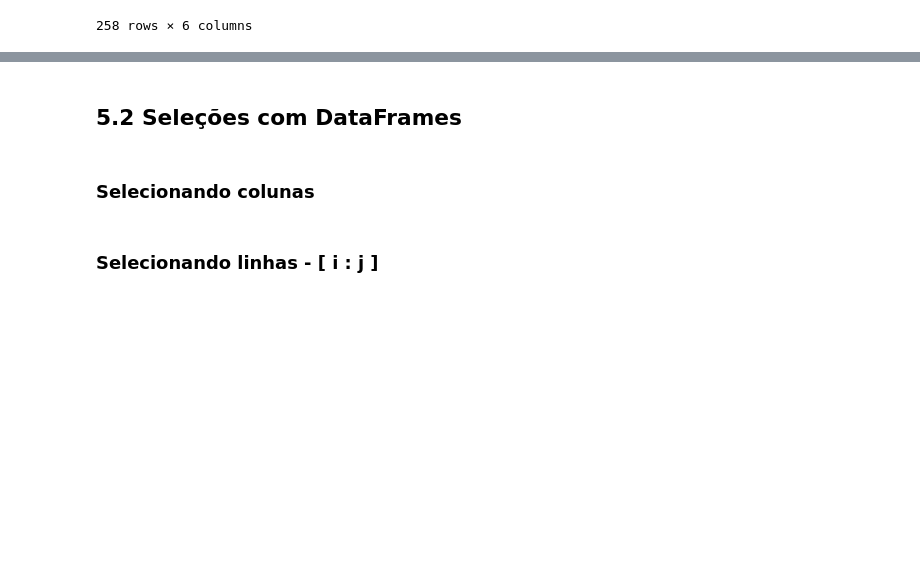
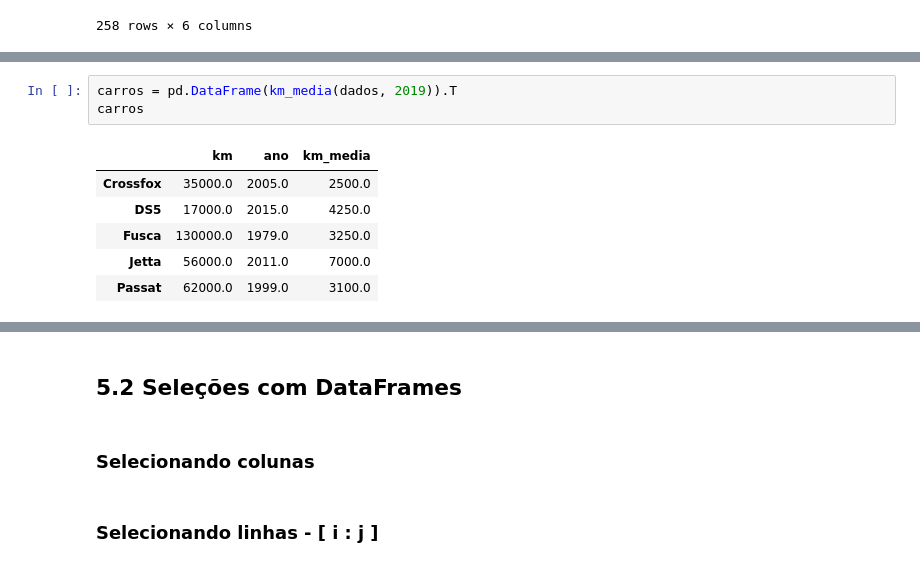
Before and after one commit to josenaldo/alura-ds1-python-para-data-science-funcoes-pacotes-e-pandas-basico, a Jupyter notebook: notebook/python-para-data-science-pandas.ipynb, the cells around one changed output, grey strips where cells are left out. Saved outputs shown, nothing was run; the diff lists cells and outputs as text; blank space fills up the shorter version.

```diff
--- a/notebook/python-para-data-science-pandas.ipynb
+++ b/notebook/python-para-data-science-pandas.ipynb
@@ -922,0 +958,10 @@ dataset
+# %%
+carros = pd.DataFrame(km_media(dados, 2019)).T
+carros
+# %% [output]
+|  | km | ano | km_media |
+| Crossfox | 35000.0 | 2005.0 | 2500.0 |
+| DS5 | 17000.0 | 2015.0 | 4250.0 |
+| Fusca | 130000.0 | 1979.0 | 3250.0 |
+| Jetta | 56000.0 | 2011.0 | 7000.0 |
+| Passat | 62000.0 | 1999.0 | 3100.0 |
```
Also changed, not shown: parts of 28 cells of this notebook.
